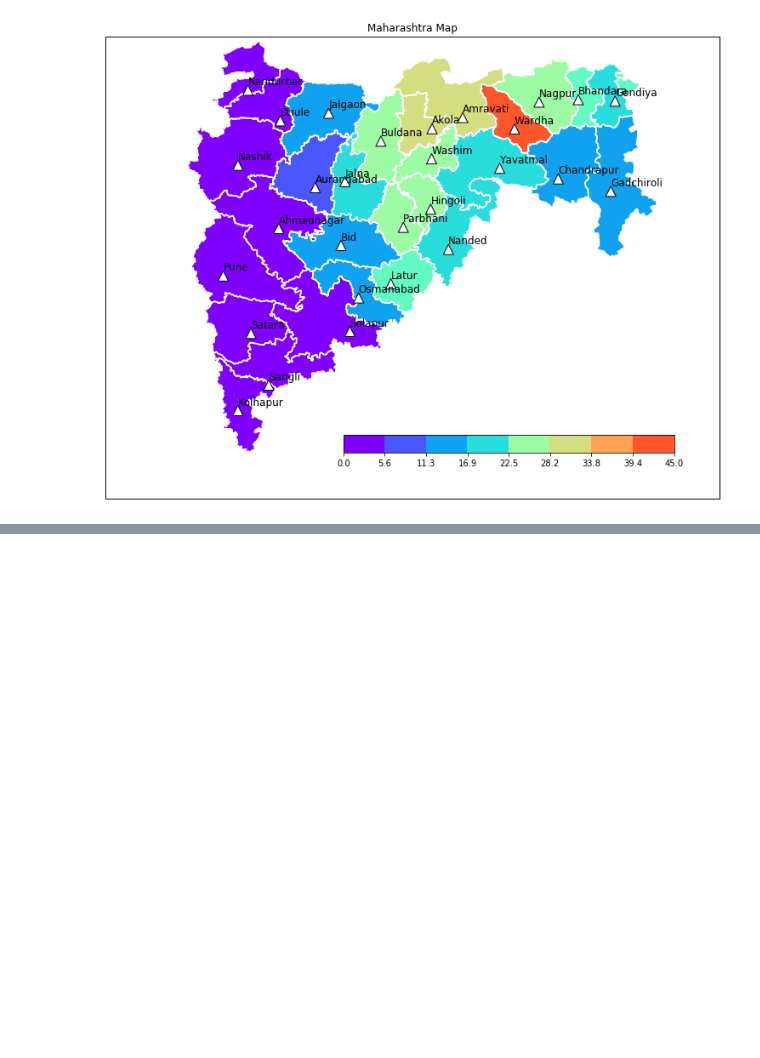
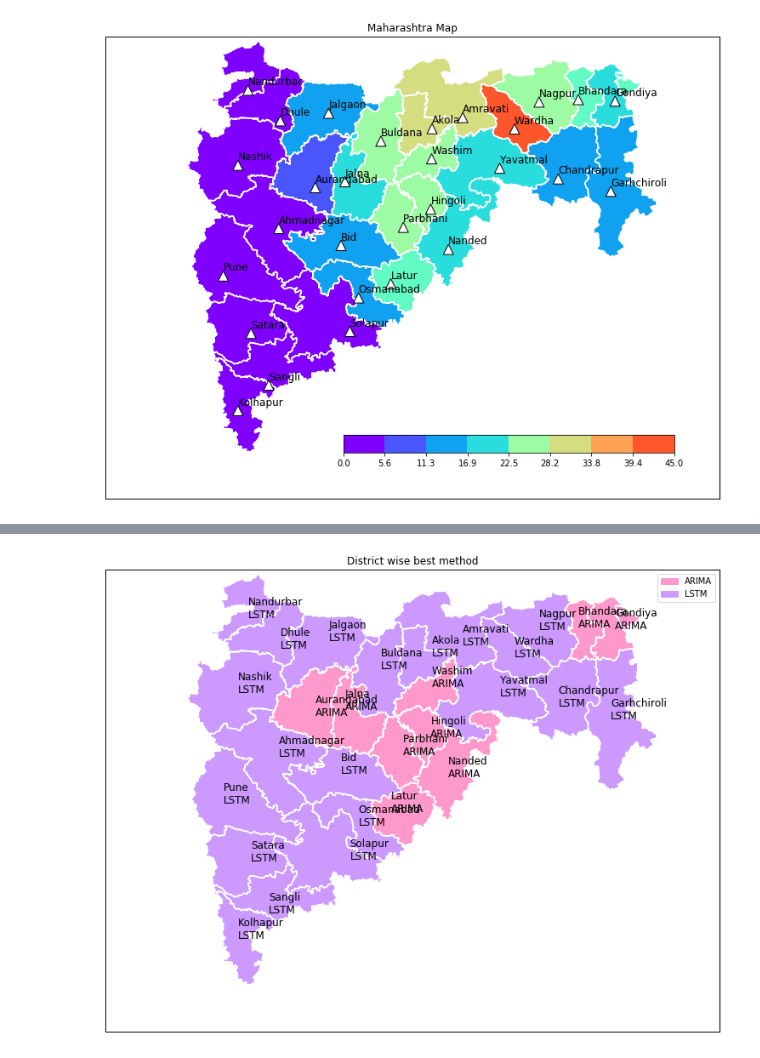
Before and after one commit to Abhishekmamidi123/Time-Series-Forecasting, a Jupyter notebook: Maharashtra/Maharashtra_Analysis.ipynb, the cells around one changed output, grey strips where cells are left out. Cells and saved outputs as stored; diff of their text form; code cells hidden in the pictures; blank space fills up the shorter version.

```diff
--- a/Maharashtra/Maharashtra_Analysis.ipynb
+++ b/Maharashtra/Maharashtra_Analysis.ipynb
@@ -369,7 +301,7 @@ parameters_LSTM = [[6,8,10,11,12], [4,5,6], [1], [300], [20], [future_steps]]
 # %%
 # ANN.save_RMSE_info(RMSE_info)
 # %%
-for district in districts[7:8]:
+for district in districts:
     print(district)
 
     rainfall_data = pd.DataFrame({'Precipitation': maharashtra_data[district][:-60]})
@@ -431,5 +330,5 @@ array(['Ahmadnagar', 'Akola', 'Amravati', 'Aurangabad', 'Bhandara', 'Bid',
 # %%
-for district in districts[9:]:
+for district in districts:
     print(district)
 
     rainfall_data = pd.DataFrame({'Precipitation': maharashtra_data[district][:-60]})
@@ -752,0 +623,8 @@ maharashtra_data.shape
+# %%
+STORAGE_FOLDER = 'State_predictions/'
+district_best_method = {}
+for district in districts:
+    file = STORAGE_FOLDER + district + '/' + 'RMSE_score.csv'
+    rmse_score = pd.read_csv(file)
+    method = rmse_score.ix[rmse_score.RMSE.argmin]['Unnamed: 0']
+    district_best_method[district] = method
@@ -752,0 +637,67 @@ maharashtra_data.shape
+# %%
+latlon_data = pd.read_csv("district_latlon.csv")
+latlon_data = latlon_data.drop(latlon_data.columns[latlon_data.columns.str.contains('unnamed',case = False)],axis = 1)
+
+num_colors = 2
+cm = plt.get_cmap('rainbow')
+best_method_df = pd.DataFrame({'Method': list(district_best_method.values())})
+best_method_df.index = district_best_method.keys()
+best_method_df['bin'] = best_method_df.Method.map({'ARIMA': 0, 'LSTM': 1})
+scheme = ['#ff99cc', '#cc99ff']
+# scheme = ['#ff8080', '#ffa64d']
+#scheme = ['#ff80aa', '#ffb380']
+
+values = best_method_df.bin
+bins = np.linspace(values.min(), values.max(), num_colors)
+
+
+
+fig = plt.figure(figsize=(18,10))
+ax = fig.add_subplot(111, frame_on=False)
+
+map = Basemap(projection='lcc',resolution='l', llcrnrlon=72,
+               llcrnrlat=15,urcrnrlon=82,urcrnrlat=22,lat_0=16,lon_0=75.11)
+
+map.drawmapboundary(fill_color='white')
+map.fillcontinents(color='white',lake_color='white')
+
+map.readshapefile('gadm36_IND_shp/gadm36_IND_2', 'gadm36_IND_2', drawbounds = False)
+
+patches   = []
+facecolor_array = []
+
+for info, shape in zip(map.gadm36_IND_2_info, map.gadm36_IND_2):
+    if(info['NAME_1'] == 'Maharashtra'):
+        x, y = zip(*shape)
+        map.plot(x, y, marker=None, color='w')
+
+        district = info['NAME_2']
+        if district not in best_method_df.index:
+            color = '#dddddd'
+        else:
+            color = scheme[best_method_df.ix[district]['bin']]
+            patches.append( Polygon(np.array(shape), True))
+            facecolor_array.append(color)
+    else:
+        color = '#dddddd'
+
+ax.add_collection(PatchCollection(patches, facecolor= facecolor_array, edgecolor='w', linewidths=1., zorder=2))
+ax.set_title("District wise best method")
+
+lat = latlon_data['lat'].tolist()
+lon = latlon_data['lon'].tolist()
+label_dist = latlon_data['district'].tolist()
+
+X,Y = map(lon,lat)
+ax.scatter(X,Y)
+for i, (x, y) in enumerate(zip(X, Y), start=0):
+    district_name = label_dist[i]
+    ax.annotate(district_name + '\n' + district_best_method[district_name], (x,y), xytext=(0,0), textcoords='offset points',fontsize=12,color='black')
+
+patch1 = mpatches.Patch(color=scheme[0], label='ARIMA')
+patch2 = mpatches.Patch(color=scheme[1], label='LSTM')
+plt.legend(handles=[patch1, patch2])
+
+plt.show()
+# %% [output]
+[figure, added]
```
Also changed, not shown: parts of 23 cells of this notebook, 1 other file.
